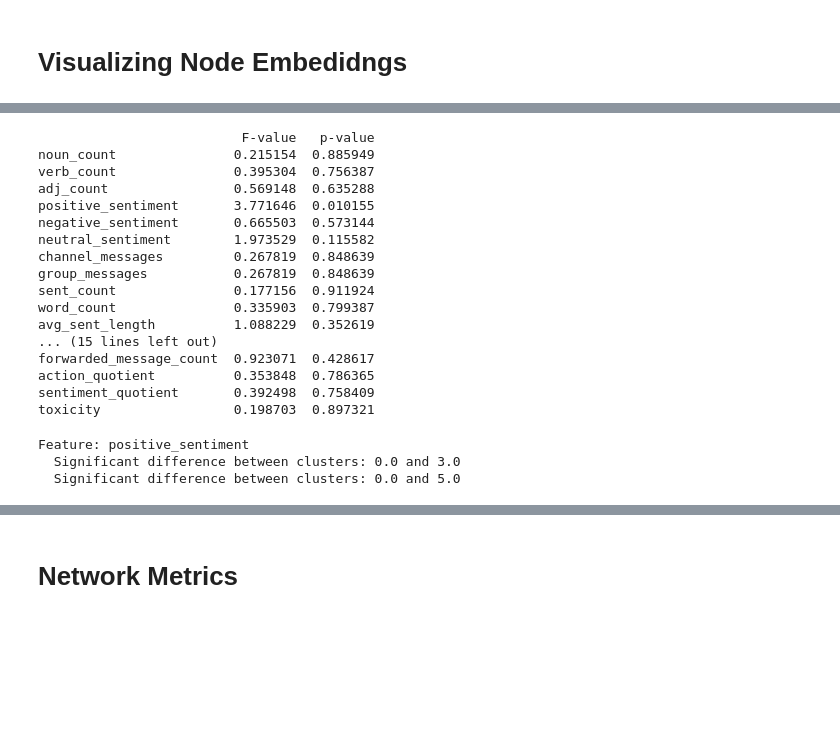
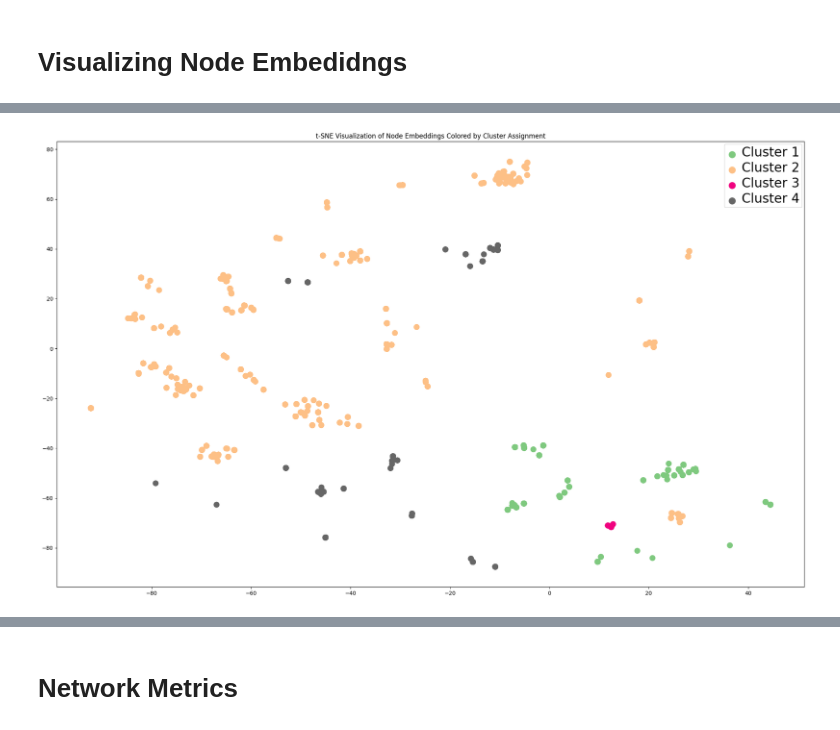
Before and after one commit to krugeremily/DAEGC_Conspiratorial_Actor_Typology, a Jupyter notebook: notebooks/Cluster Analysis.ipynb, the cells around one changed output, grey strips where cells are left out. Saved outputs shown, nothing was run; the diff lists cells and outputs as text; code cells hidden in the pictures; blank space fills up the shorter version.

```diff
--- a/notebooks/Cluster Analysis.ipynb
+++ b/notebooks/Cluster Analysis.ipynb
@@ -52,21 +41,0 @@ for feature in features_imputed.columns[:-1]:  # Exclude the cluster column
-# %%
-anova_features = pd.DataFrame(anova_results).T
-print(anova_features)
-# %% [output]
-                          F-value   p-value
-noun_count               0.215154  0.885949
-verb_count               0.395304  0.756387
-adj_count                0.569148  0.635288
-positive_sentiment       3.771646  0.010155
-negative_sentiment       0.665503  0.573144
-neutral_sentiment        1.973529  0.115582
-channel_messages         0.267819  0.848639
-group_messages           0.267819  0.848639
-sent_count               0.177156  0.911924
-word_count               0.335903  0.799387
-avg_sent_length          1.088229  0.352619
-... (15 lines left out)
-forwarded_message_count  0.923071  0.428617
-action_quotient          0.353848  0.786365
-sentiment_quotient       0.392498  0.758409
-toxicity                 0.198703  0.897321
@@ -82,10 +42,28 @@ for feature in features_imputed.columns[:-1]:  # Exclude the cluster column
-# %%
-# Print significant features for each cluster
-for feature, clusters in significant_features.items():
-    print(f"Feature: {feature}")
-    for cluster in clusters:
-        print(f"  Significant difference between clusters: {cluster[0]} and {cluster[1]}")
-# %% [output]
-Feature: positive_sentiment
-  Significant difference between clusters: 0.0 and 3.0
-  Significant difference between clusters: 0.0 and 5.0
+# %%
+# plot t-SNE embeddings
+plt.figure(figsize=(25, 15))
+scatter = plt.scatter(tsne_4[:,0], tsne_4[:,1], c=full_data['cluster'].astype('category').cat.codes, cmap='Accent', s=100)
+plt.title('t-SNE Visualization of Node Embeddings Colored by Cluster Assignment')
+
+# legend
+handles, labels = scatter.legend_elements(prop="colors")
+unique_labels = full_data['cluster'].unique()
+legend_labels = [f'{label}' for label in unique_labels]
+legend_labels.sort()
+plt.legend(handles, legend_labels, markerscale=2)
+
+# adjust font size
+plt.rc('legend', fontsize=24)
+plt.rc('axes', titlesize=26)
+plt.rc('xtick', labelsize=24)
+plt.rc('ytick', labelsize=24)
+
+# legend title
+plt.gca().get_legend().set_title('')
+
+# make points in legend bigger
+plt.setp(plt.gca().get_legend().get_texts(), fontsize='24')
+
+plt.show()
+# %% [output]
+[figure, added]
```
Also changed, not shown: parts of 38 cells of this notebook, 1 other file.
